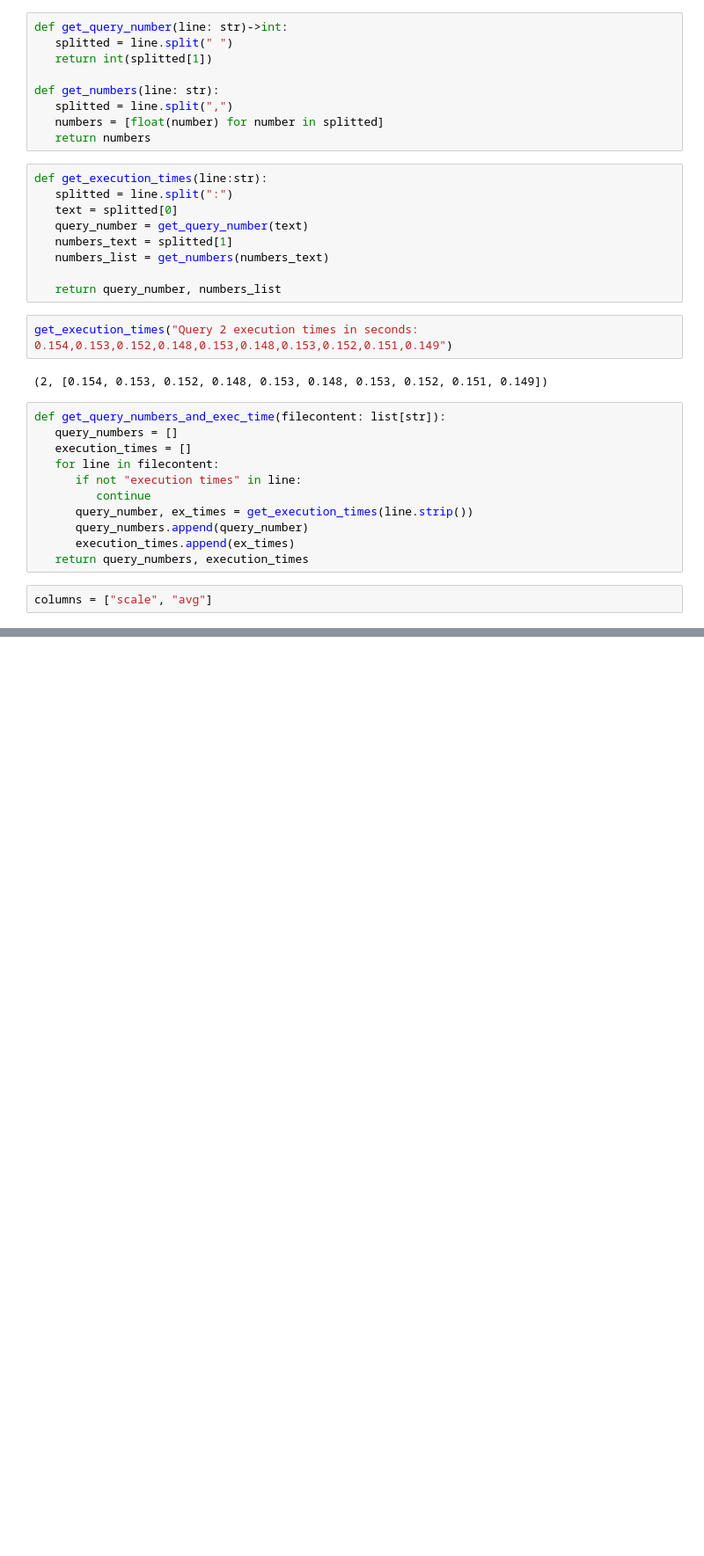
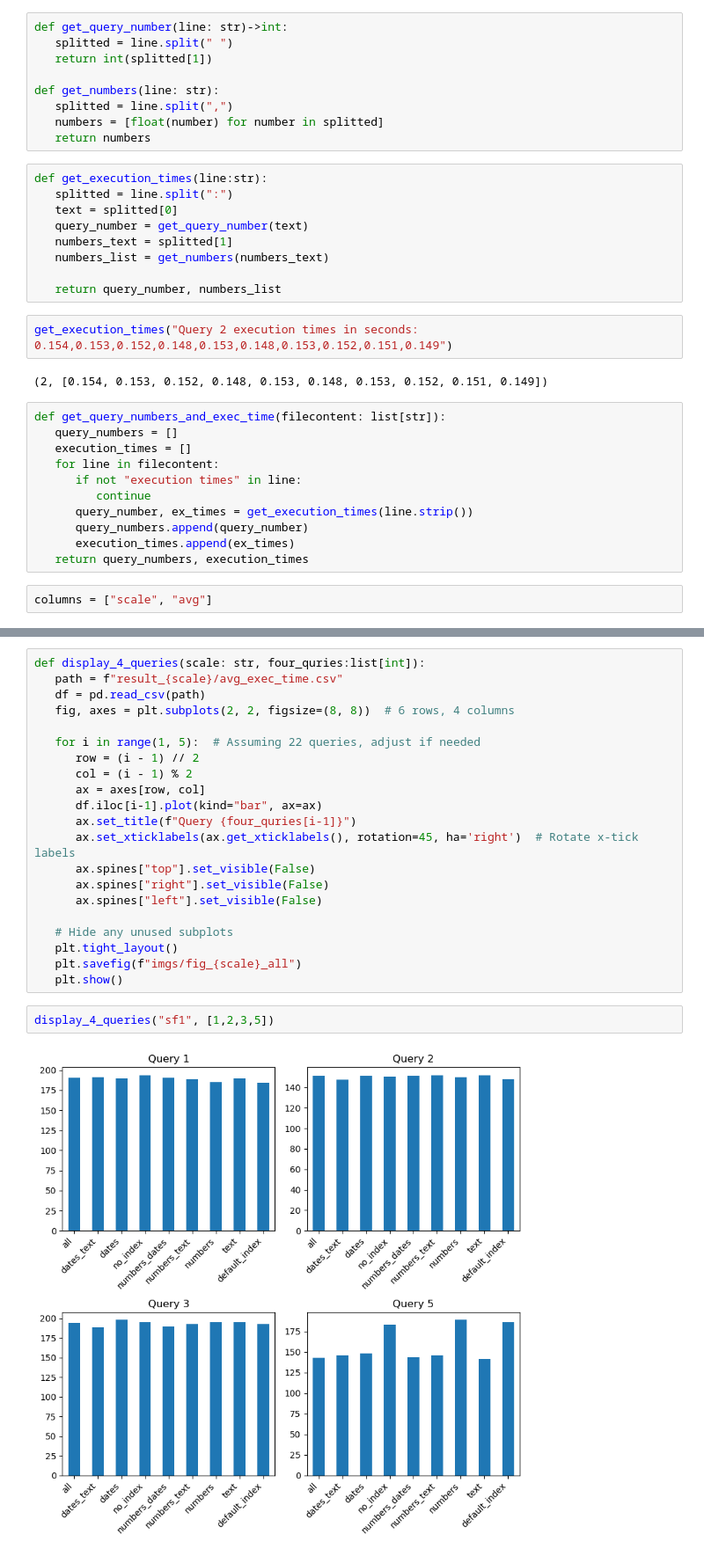
Before and after one commit to xXPinkmagicXx/csp_db, a Jupyter notebook: execution_time.ipynb, the cells around one changed output, grey strips where cells are left out. Shown at 88% size. Saved outputs shown, nothing was run; the diff lists cells and outputs as text; blank space fills up the shorter version.

```diff
--- a/execution_time.ipynb
+++ b/execution_time.ipynb
@@ -73,3 +73,28 @@ def display_query_for_scale(scale: str, query:int):
    df = pd.read_csv(path)
    display_query(df, query)
+# %%
+def display_4_queries(scale: str, four_quries:list[int]):
+   path = f"result_{scale}/avg_exec_time.csv"
+   df = pd.read_csv(path)
+   fig, axes = plt.subplots(2, 2, figsize=(8, 8))  # 6 rows, 4 columns
+
+   for i in range(1, 5):  # Assuming 22 queries, adjust if needed
+      row = (i - 1) // 2
+      col = (i - 1) % 2
+      ax = axes[row, col]
+      df.iloc[i-1].plot(kind="bar", ax=ax)
+      ax.set_title(f"Query {four_quries[i-1]}")
+      ax.set_xticklabels(ax.get_xticklabels(), rotation=45, ha='right')  # Rotate x-tick labels
+      ax.spines["top"].set_visible(False)
+      ax.spines["right"].set_visible(False)
+      ax.spines["left"].set_visible(False)
+
+   # Hide any unused subplots
+   plt.tight_layout()
+   plt.savefig(f"imgs/fig_{scale}_all")
+   plt.show()
+# %%
+display_4_queries("sf1", [1,2,3,5])
+# %% [output]
+[figure, added]
 # %%
```
Also changed, not shown: parts of 4 cells of this notebook, 1 other file.
